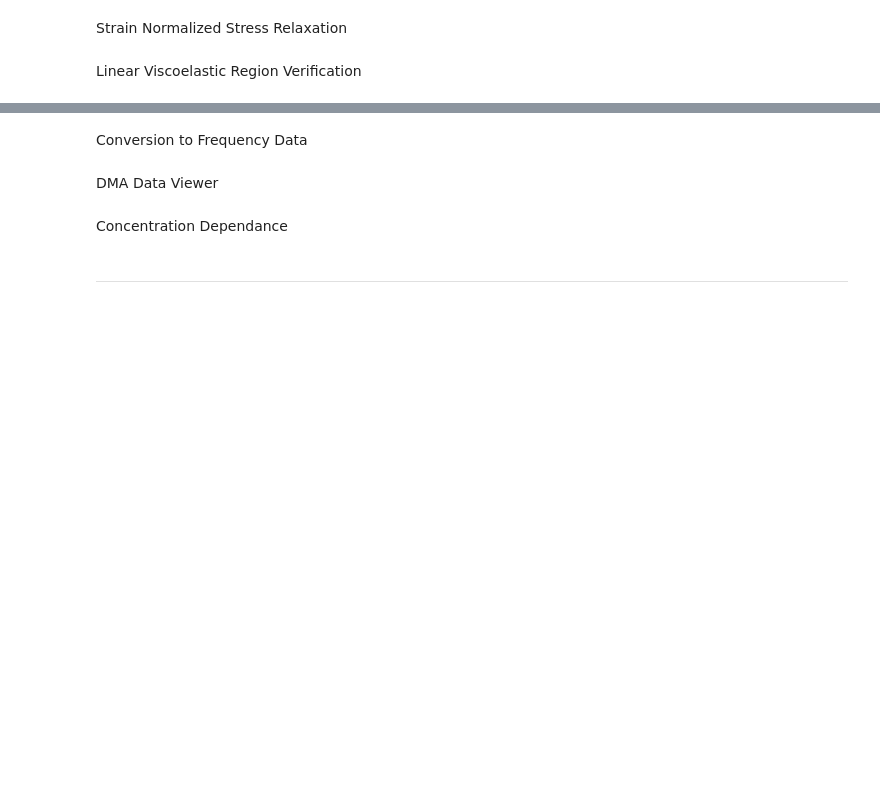
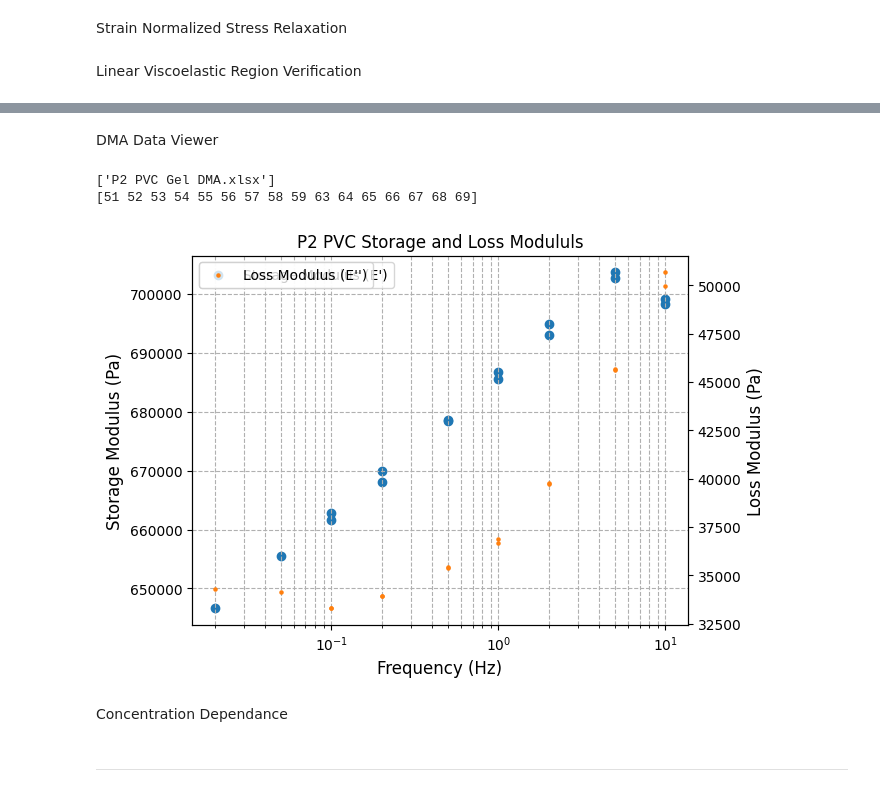
Before and after one commit to TheDuckenEngineer/PVC-Tensile-Experiment, a Jupyter notebook: Viscoelastic fitting.ipynb, the cells around one changed output, grey strips where cells are left out. Drawn from its saved outputs; the diff is of its cells as text; code cells hidden in the pictures; blank space fills up the shorter version.

```diff
--- a/Viscoelastic fitting.ipynb
+++ b/Viscoelastic fitting.ipynb
@@ -611,2 +530,0 @@ Prony-3 params: [5.39863909e+05 8.69452464e+04 1.67201349e+02 6.10413322e+04
-# %% [markdown]
-Conversion to Frequency Data
@@ -672,7 +540,9 @@ def DMADataProcessor(name):
     df = pd.read_excel(f"Data/Viscoelastic Data/DMA Data/{name[0]}", header = None, usecols = [0, 1, 2, 3, 4])
 
     # preallocate the measurement names
-    data = df.loc[df.index[61::]].to_numpy(dtype = float)
+    indices = np.hstack([range(51,60), range(63,70)])
+    print(indices)
+    data = df.loc[df.index[indices]].to_numpy(dtype = float)
 
     frequency = data[:, 0]                  # frequency (Hz)
     storageModulus = data[:, 2]             # storage modulus (Pa)
@@ -683,34 +553,38 @@ def DMADataProcessor(name):
 
 # plot parameters
 markerSize = 4
 titleSize = 15
 axisSize = 12
 legendSize = 10
 
 # preallocate figure and parameters
 fig, ax1 = plt.subplots()
 ax1.set_xlabel('Frequency (Hz)', fontsize = axisSize)
 ax1.set_ylabel('Storage Modulus (Pa)', fontsize = axisSize)
 ax2 = ax1.twinx()
 ax2.set_ylabel('Loss Modulus (Pa)', fontsize = axisSize)
 plt.xscale('log')
 
 for plastiRatio in ['P2']:
 
     # define the folder name and pull the files that end with xlsx
     fileNames = [i for i in os.listdir(f'Data/Viscoelastic Data/DMA Data') if i.endswith('.xlsx') and i.find(plastiRatio) != -1]
     print(fileNames)
 
     frequency, storageModulus, lossModulus, lossFactor = DMADataProcessor(fileNames)
 
     # You can also plot the results to visualize the frequency response
     ax1.scatter(frequency, storageModulus, label = "Storage Modulus (E')")
-    ax2.scatter(frequency, lossModulus, label = "Loss Modulus (E'')", c = 'tab:orange')
+    ax2.scatter(frequency, lossModulus, s = 5, label = "Loss Modulus (E'')", c = 'tab:orange')
     ax1.legend(loc = 0)
     ax2.legend(loc = 0)
     ax1.grid(True, which="both", ls="--")
     ax1.set_title(f'{plastiRatio} PVC Storage and Loss Modululs')
     plt.show()
+# %% [output]
+['P2 PVC Gel DMA.xlsx']
+[51 52 53 54 55 56 57 58 59 63 64 65 66 67 68 69]
+[figure, added]
 # %% [markdown]
 Concentration Dependance
 # %%
```
Also changed, not shown: parts of 6 cells of this notebook, 2 other files.
